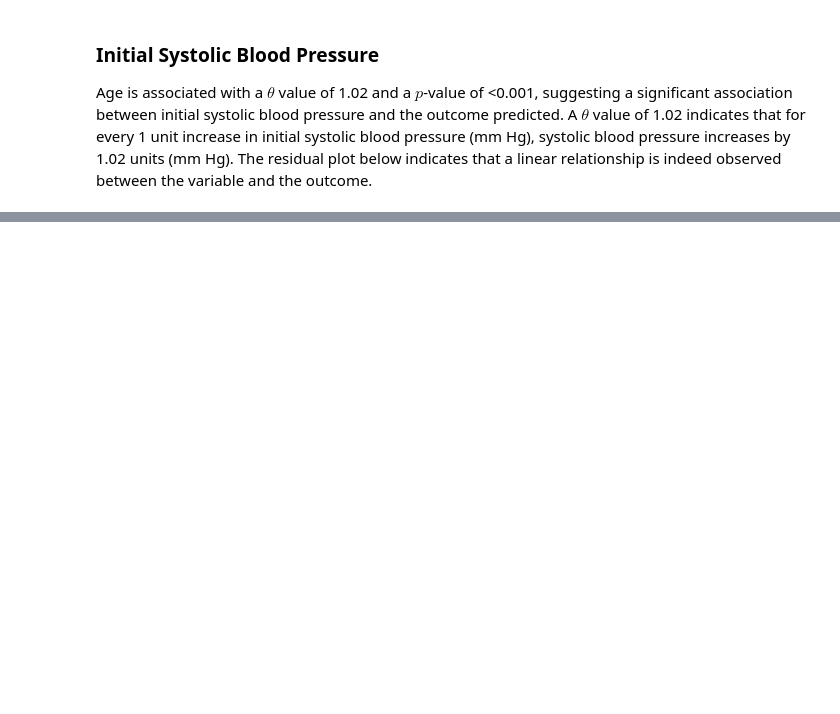
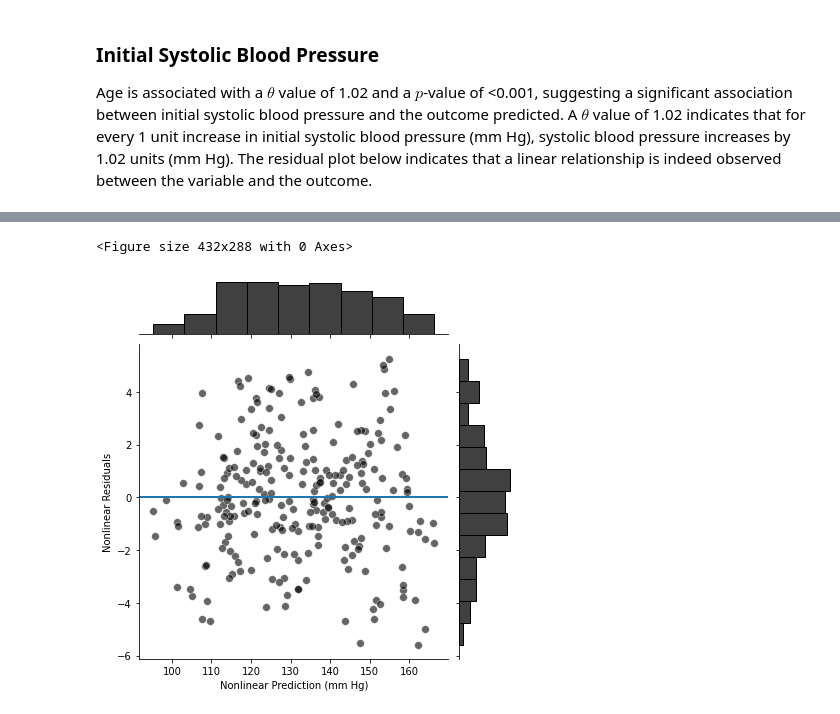
Before and after one commit to BrentonGraham/biomedical-ml-anschutz, a Jupyter notebook: 1. Linear Regression/LinearRegression.ipynb, the cells around one changed output, grey strips where cells are left out. Drawn from its saved outputs; the diff is of its cells as text; code cells hidden in the pictures; blank space fills up the shorter version.

```diff
--- a/1. Linear Regression/LinearRegression.ipynb
+++ b/1. Linear Regression/LinearRegression.ipynb
@@ -169,0 +174,15 @@ To be continued...
+# %%
+def nonlin_func(X, theta_0, theta_1, theta_2, theta_3, theta_4):
+    '''
+    Non-linear function to account for non-linear relationships in linear regression model;
+    Use with scipy.optimize.curve_fit
+    '''
+    x1, x2, x3, x4 = X[:, 1], X[:, 2], X[:, 3], X[:, 4]
+    return (theta_0) + (theta_1 * x1**2) + (theta_2 * x1) + (theta_3 * x3) + (theta_4 * x4)
+
+# Fit non-linear regression model and extract
+popt, pcov = curve_fit(nonlin_func, X, y)
+y_pred = nonlin_func(X, *popt)
+nonlin_residuals = y - y_pred
+data['Nonlinear Prediction (mm Hg)'] = y_pred
+data['Nonlinear Residuals'] = nonlin_residuals
@@ -169,0 +192,5 @@ To be continued...
+# %%
+res_scatter(df=data, x_col='Nonlinear Prediction (mm Hg)', y_col='Nonlinear Residuals', joint_plot=True)
+# %% [output]
+<Figure size 432x288 with 0 Axes>
+[figure, added]
```
Also changed, not shown: parts of 22 cells of this notebook, 1 other file.
